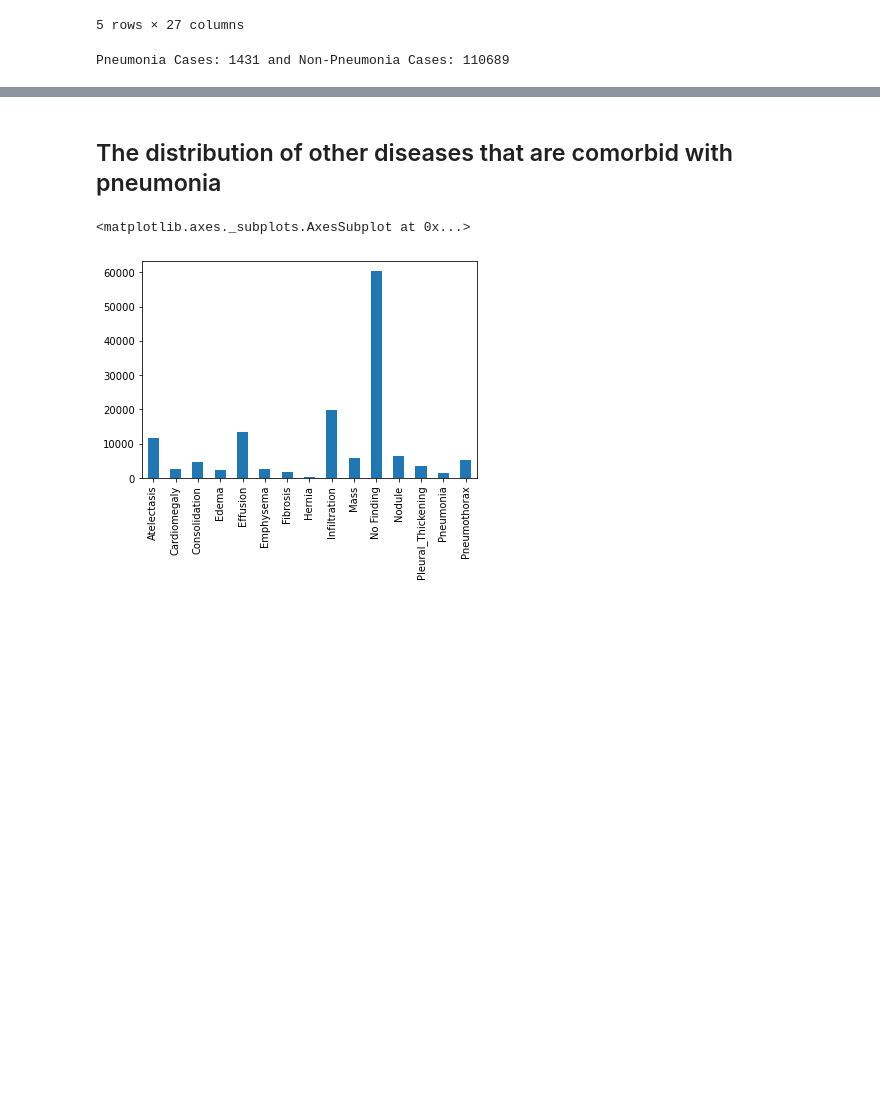
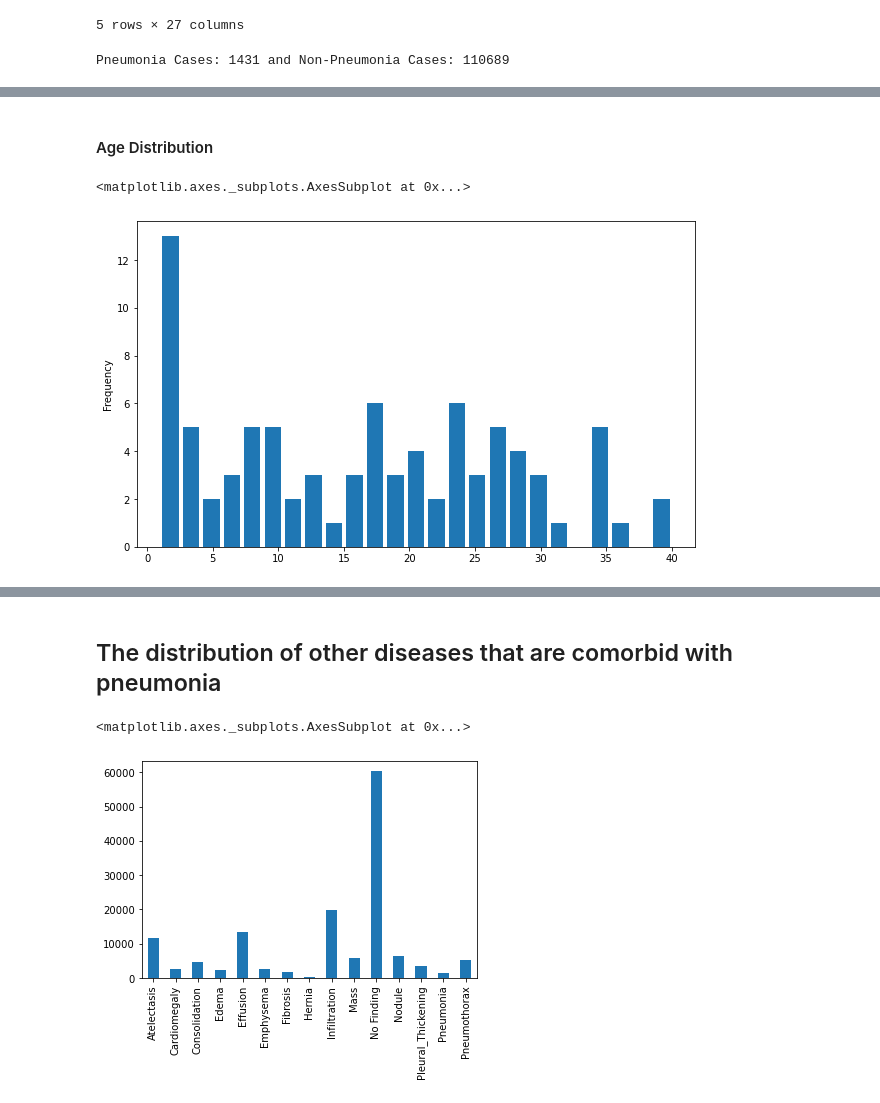
Before and after one commit to abdulmalikadeyemo/AI-for-Healthcare, a Jupyter notebook: Applying AI to 2D Medical Imaging Data/Course Project - Pneumonia Detection from Chest X-Rays/EDA.ipynb, the cells around one changed output, grey strips where cells are left out. Saved outputs shown, nothing was run; the diff lists cells and outputs as text; code cells hidden in the pictures; blank space fills up the shorter version.

```diff
--- a/Applying AI to 2D Medical Imaging Data/Course Project - Pneumonia Detection from Chest X-Rays/EDA.ipynb
+++ b/Applying AI to 2D Medical Imaging Data/Course Project - Pneumonia Detection from Chest X-Rays/EDA.ipynb
@@ -202,0 +209,8 @@ Here we can clearly see that, we have 1431 cases of pneumonia and 110689 cases o
+# %% [markdown]
+#### Age Distribution
+# %%
+plt.figure(figsize=(10,6))
+all_xray_df[all_xray_df['Pneumonia'] == 1]['Patient Age'].value_counts().plot(kind='hist', bins=25, rwidth=0.8)
+# %% [output]
+<matplotlib.axes._subplots.AxesSubplot at 0x...>
+[figure, added]
```
Also changed, not shown: parts of 13 cells of this notebook, 1 other file.
